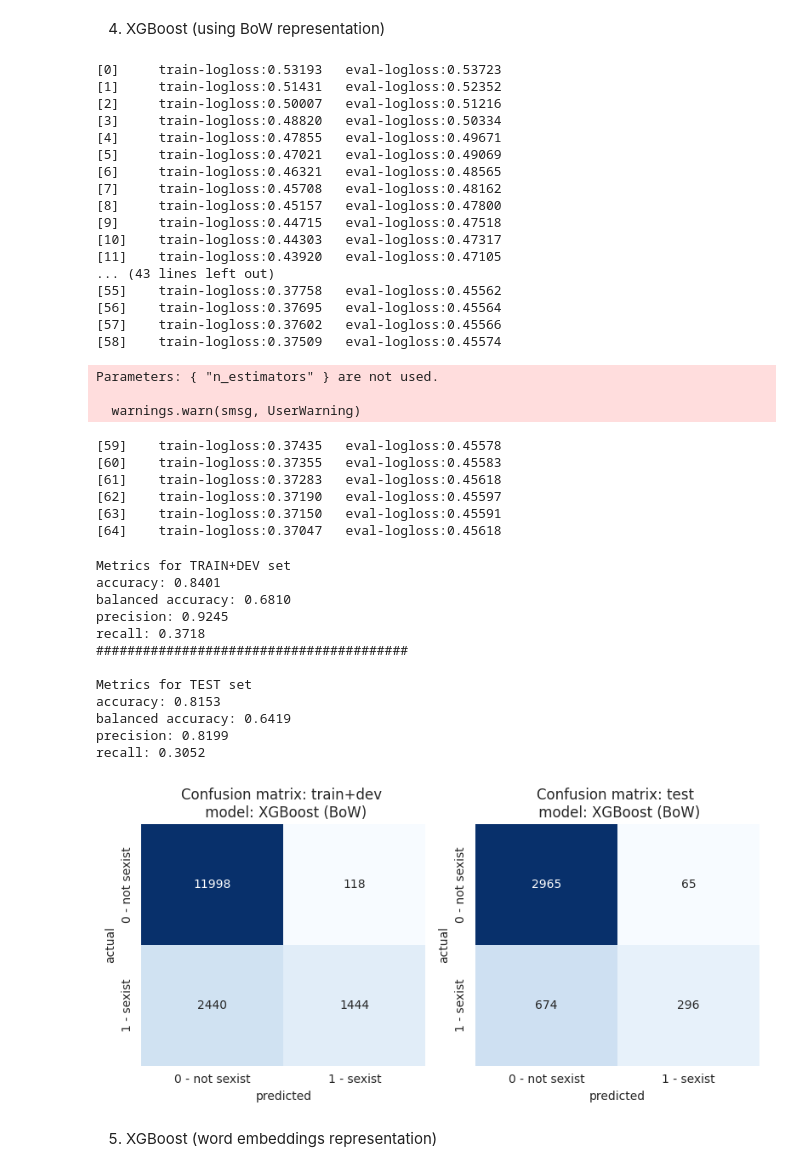
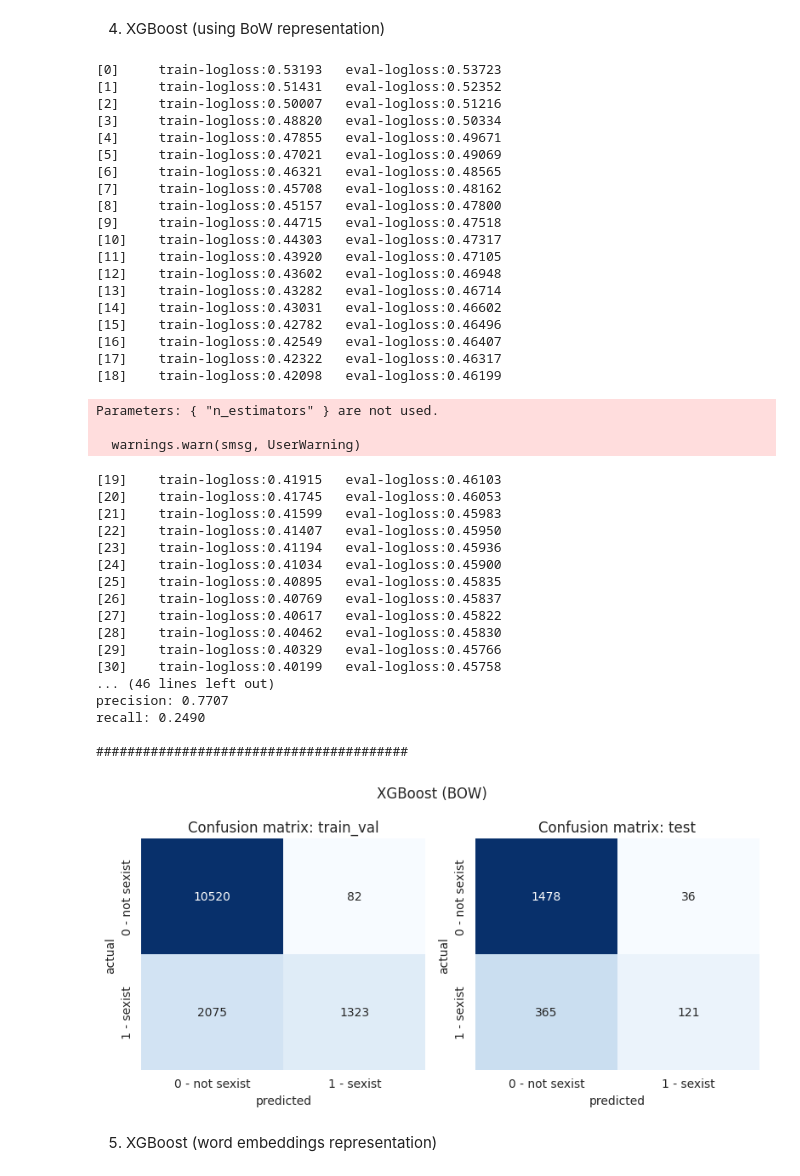
Before and after one commit to henrform/NLP_24W_VSHJ, a Jupyter notebook: milestone 2/milestone_2.ipynb, the cells around one changed output. Drawn from its saved outputs; the diff is of its cells as text; code cells hidden in the pictures.

```diff
--- a/milestone 2/milestone_2.ipynb
+++ b/milestone 2/milestone_2.ipynb
@@ -97,56 +114,51 @@ recall: 0.3045
 # %% [markdown]
 4. XGBoost (using BoW representation)
-# %%
-# get a BoW representation from a list of tokens
-X_train_bow, X_dev_bow, X_test_bow, X_train_val_bow, feature_tokens = import_preprocess.create_bow_representation(max_features=300)
-# feature_tokens # most frequenly occuring tokens
 # %%
 xg_boost_bow = XGBoostClassifier()
-xg_boost_bow.train(X_train_bow, y_train, X_dev_bow, y_val)
+xg_boost_bow.train(X_train_bow, y_train, X_val_bow, y_val)
+
+xg_boost_bow.evaluate({"train_val": X_train_bow, "test": X_val_bow}, [y_train, y_val], model_name="XGBoost (BOW)")
 # %% [output]
 [0]     train-logloss:0.53193   eval-logloss:0.53723
 [1]     train-logloss:0.51431   eval-logloss:0.52352
 [2]     train-logloss:0.50007   eval-logloss:0.51216
 [3]     train-logloss:0.48820   eval-logloss:0.50334
 [4]     train-logloss:0.47855   eval-logloss:0.49671
 [5]     train-logloss:0.47021   eval-logloss:0.49069
 [6]     train-logloss:0.46321   eval-logloss:0.48565
 [7]     train-logloss:0.45708   eval-logloss:0.48162
 [8]     train-logloss:0.45157   eval-logloss:0.47800
 [9]     train-logloss:0.44715   eval-logloss:0.47518
 [10]    train-logloss:0.44303   eval-logloss:0.47317
 [11]    train-logloss:0.43920   eval-logloss:0.47105
-... (43 lines left out)
-[55]    train-logloss:0.37758   eval-logloss:0.45562
-[56]    train-logloss:0.37695   eval-logloss:0.45564
-[57]    train-logloss:0.37602   eval-logloss:0.45566
-[58]    train-logloss:0.37509   eval-logloss:0.45574
+[12]    train-logloss:0.43602   eval-logloss:0.46948
+[13]    train-logloss:0.43282   eval-logloss:0.46714
+[14]    train-logloss:0.43031   eval-logloss:0.46602
+[15]    train-logloss:0.42782   eval-logloss:0.46496
+[16]    train-logloss:0.42549   eval-logloss:0.46407
+[17]    train-logloss:0.42322   eval-logloss:0.46317
+[18]    train-logloss:0.42098   eval-logloss:0.46199
 Parameters: { "n_estimators" } are not used.
 
   warnings.warn(smsg, UserWarning)
-[59]    train-logloss:0.37435   eval-logloss:0.45578
-[60]    train-logloss:0.37355   eval-logloss:0.45583
-[61]    train-logloss:0.37283   eval-logloss:0.45618
-[62]    train-logloss:0.37190   eval-logloss:0.45597
-[63]    train-logloss:0.37150   eval-logloss:0.45591
-[64]    train-logloss:0.37047   eval-logloss:0.45618
+[19]    train-logloss:0.41915   eval-logloss:0.46103
+[20]    train-logloss:0.41745   eval-logloss:0.46053
+[21]    train-logloss:0.41599   eval-logloss:0.45983
+[22]    train-logloss:0.41407   eval-logloss:0.45950
+[23]    train-logloss:0.41194   eval-logloss:0.45936
+[24]    train-logloss:0.41034   eval-logloss:0.45900
+[25]    train-logloss:0.40895   eval-logloss:0.45835
+[26]    train-logloss:0.40769   eval-logloss:0.45837
+[27]    train-logloss:0.40617   eval-logloss:0.45822
+[28]    train-logloss:0.40462   eval-logloss:0.45830
+[29]    train-logloss:0.40329   eval-logloss:0.45766
+[30]    train-logloss:0.40199   eval-logloss:0.45758
+... (46 lines left out)
+precision: 0.7707
+recall: 0.2490
+
+########################################
+[figure, added]
-# %%
-eval_baseline = Evaluation(model=xg_boost_bow)
-eval_baseline.evaluate(X_train_val_bow, y_train_dev, X_test_bow, y_test, plot_confusion=True, model_name="XGBoost (BoW)")
-# %% [output]
-Metrics for TRAIN+DEV set
-accuracy: 0.8401
-balanced accuracy: 0.6810
-precision: 0.9245
-recall: 0.3718
-########################################
-
-Metrics for TEST set
-accuracy: 0.8153
-balanced accuracy: 0.6419
-precision: 0.8199
-recall: 0.3052
-[figure, removed]
 # %% [markdown]
 5. XGBoost (word embeddings representation)
 # %% [markdown]
```
Also changed, not shown: parts of 8 cells of this notebook, 1 other file.
